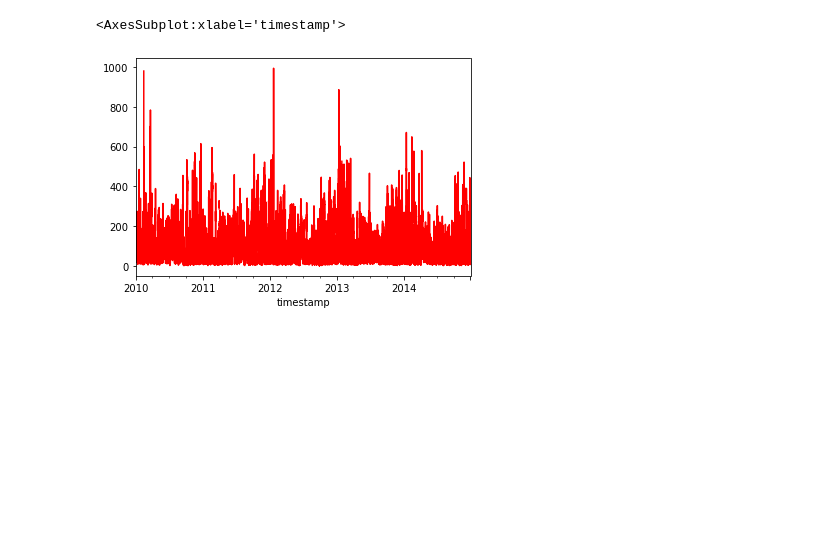
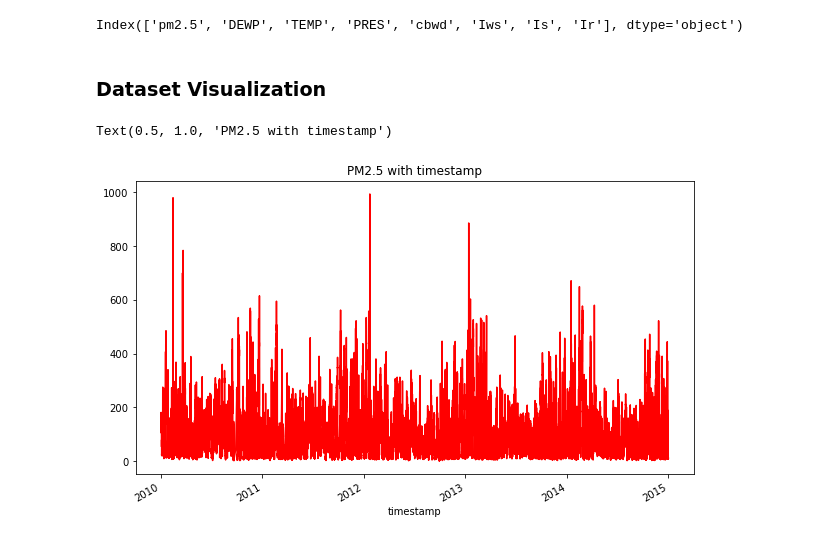
Before and after one commit to vincentsun870530/COMP432_Anomaly_Detection, a Jupyter notebook: comp432.ipynb, the cells around one changed output. Drawn from its saved outputs; the diff is of its cells as text; code cells hidden in the pictures; blank space fills up the shorter version.

Commit message:
update data cleaning and visualization for original dataset

```diff
--- a/comp432.ipynb
+++ b/comp432.ipynb
@@ -1,6 +1,9 @@
 # %%
+import sklearn
+import sklearn.preprocessing     # For StandardScaler
 import pandas as pd
-import matplotlib as plt
-
+import matplotlib
+from matplotlib import pyplot as plt
 %matplotlib inline
+matplotlib.rcParams['figure.figsize'] = (10, 6)
 # %% [markdown]
@@ -46,0 +36,6 @@ data.drop(["No", "year", "month", "day", "hour"], axis=1, inplace=True)
+# %%
+# Drop NAN value
+data = data.dropna()
+# %%
+# Factorize String data
+data['cbwd'] = pd.factorize(data['cbwd'])[0]
@@ -49,5 +67,12 @@ data.to_csv('data/cleaned_data')
+# %%
+data.columns
+# %% [output]
+Index(['pm2.5', 'DEWP', 'TEMP', 'PRES', 'cbwd', 'Iws', 'Is', 'Ir'], dtype='object')
+# %% [markdown]
+### Dataset Visualization
 # %%
 data['pm2.5'].plot(kind='line',color='red')
+plt.title("PM2.5 with timestamp")
 # %% [output]
-<AxesSubplot:xlabel='timestamp'>
+Text(0.5, 1.0, 'PM2.5 with timestamp')
-[figure, old version]
+[figure, new version]
```
Also changed, not shown: parts of 8 cells of this notebook, 1 other file.
